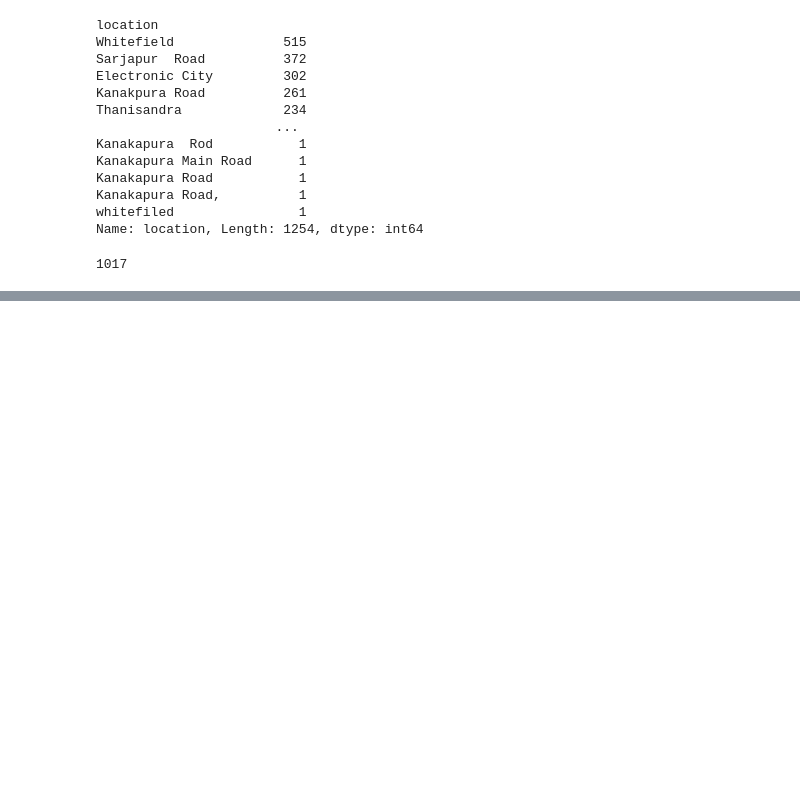
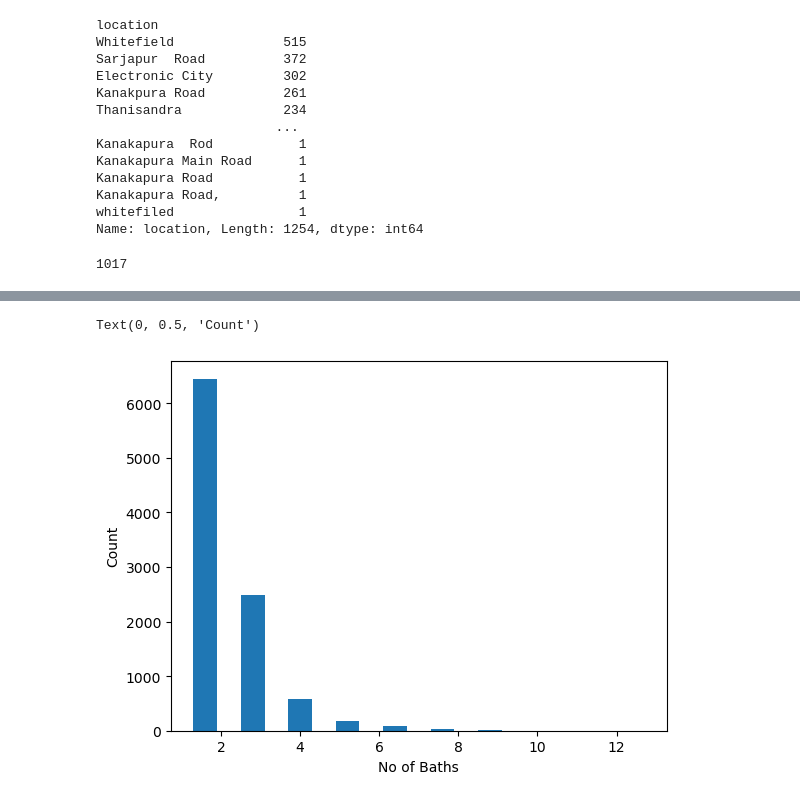
Before and after one commit to swaroop-2007/RealEstatePricePrediction, a Jupyter notebook: EDA.ipynb, the cells around one changed output, grey strips where cells are left out. Saved outputs shown, nothing was run; the diff lists cells and outputs as text; code cells hidden in the pictures; blank space fills up the shorter version.

```diff
--- a/EDA.ipynb
+++ b/EDA.ipynb
@@ -225,0 +313,7 @@ df3.head(20)
+# %%
+plt.hist(df5.bath, rwidth=0.5)
+plt.xlabel('No of Baths')
+plt.ylabel('Count')
+# %% [output]
+Text(0, 0.5, 'Count')
+[figure, added]
```
Also changed, not shown: parts of 13 cells of this notebook.
